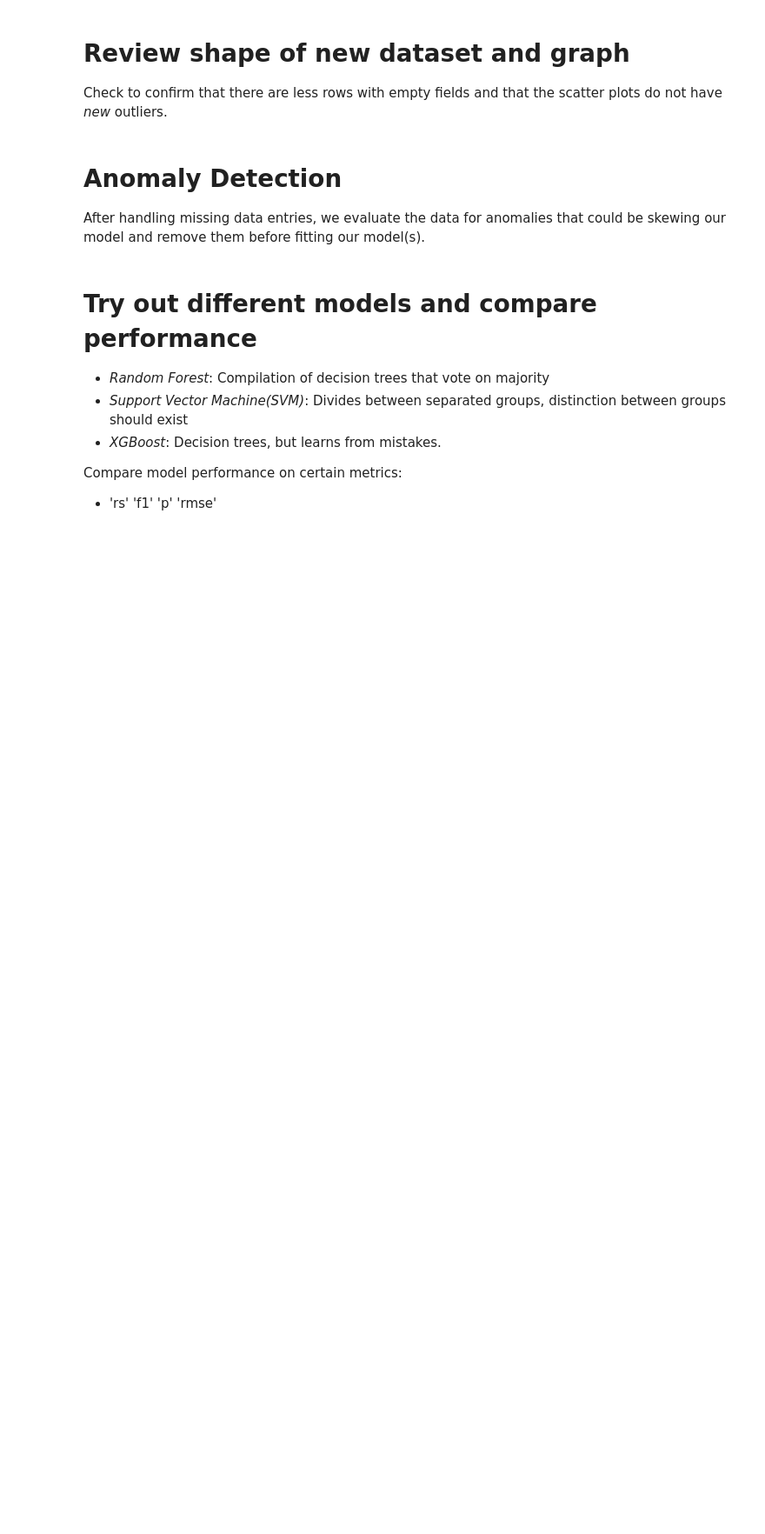
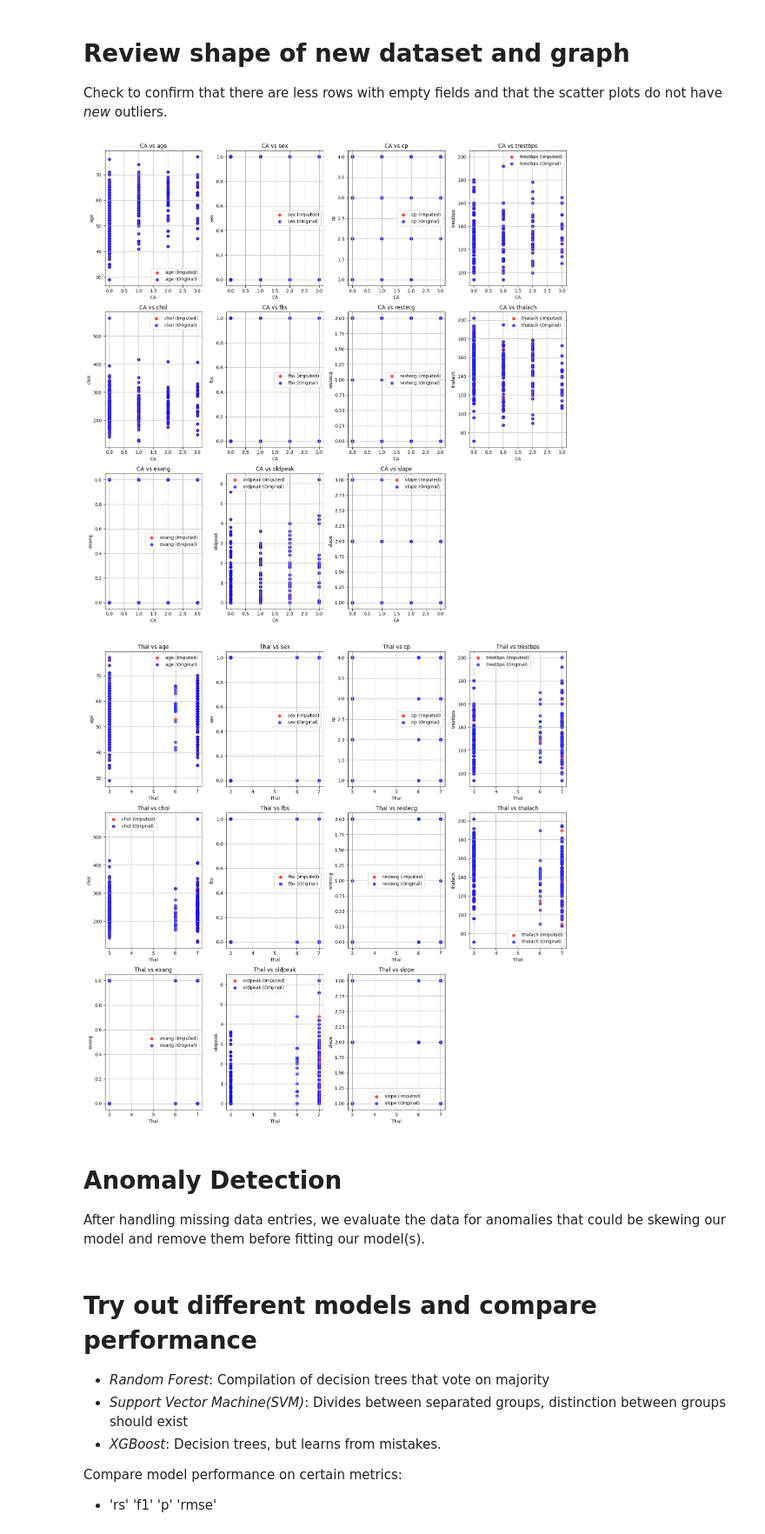
Before and after one commit to 00raymond/aiindustryproject, a Jupyter notebook: notebook.ipynb, the cells around one changed output. Shown at 87% size. Saved outputs shown, nothing was run; the diff lists cells and outputs as text; code cells hidden in the pictures; blank space fills up the shorter version.

```diff
--- a/notebook.ipynb
+++ b/notebook.ipynb
@@ -151,6 +188,67 @@ To optimize this, we could test for the optimal k value, although the missing da
 # %% [markdown]
 # Review shape of new dataset and graph
 Check to confirm that there are less rows with empty fields and that the scatter plots do not have _new_ outliers.
+# %%
+for col in X_df0.columns:
+    # check if the column has any null or empty values
+    count = X_df0[col].isnull().sum()
+    if count > 0:
+        print(col, count)
+# %%
+# Plot ca against all other columns except ca and thal
+cols = [col for col in X_df.columns if col not in ['ca', 'thal']]
+
+# dynamically organize columns into rows on display
+cols_per_row = 4
+total_plots = len(cols)
+rows = (total_plots + cols_per_row - 1) // cols_per_row
+
+fig, axes = plt.subplots(rows, cols_per_row, figsize=(15, rows * 5))
+axes = axes.flatten()
+for i, col in enumerate(cols):
+    ax = axes[i]
+    # Scatter plot for X_df0 (red points)
+    ax.scatter(X_df0['ca'], X_df0[col], alpha=0.7, label=f'{col} (Imputed)', color='red')
+    # Scatter plot for X_df (blue points)
+    ax.scatter(X_df['ca'], X_df[col], alpha=0.7, label=f'{col} (Original)', color='blue')
+    ax.set_title(f'CA vs {col}')
+    ax.set_xlabel('CA')
+    ax.set_ylabel(col)
+    ax.legend()
+    ax.grid(True)
+
+# hide unused subplots
+for i in range(len(cols), len(axes)):
+    fig.delaxes(axes[i])
+
+plt.tight_layout()
+plt.show()
+
+# plot Thal against all other columns except CA and Thal
+fig, axes = plt.subplots(rows, cols_per_row, figsize=(15, rows * 5))
+axes = axes.flatten()
+
+for i, col in enumerate(cols):
+    ax = axes[i]
+    # Scatter plot for X_df0 (red points)
+    ax.scatter(X_df0['thal'], X_df0[col], alpha=0.7, label=f'{col} (Imputed)', color='red')
+    # Scatter plot for X_df (blue points)
+    ax.scatter(X_df['thal'], X_df[col], alpha=0.7, label=f'{col} (Original)', color='blue')
+    ax.set_title(f'Thal vs {col}')
+    ax.set_xlabel('Thal')
+    ax.set_ylabel(col)
+    ax.legend()
+    ax.grid(True)
+
+# Hide unused subplots
+for i in range(len(cols), len(axes)):
+    fig.delaxes(axes[i])
+
+plt.tight_layout()
+plt.show()
+# %% [output]
+[figure, added]
+[figure, added]
 # %% [markdown]
 # Anomaly Detection
 After handling missing data entries, we evaluate the data for anomalies that could be skewing our model and remove them before fitting our model(s).
```
Also changed, not shown: parts of 3 cells of this notebook.
